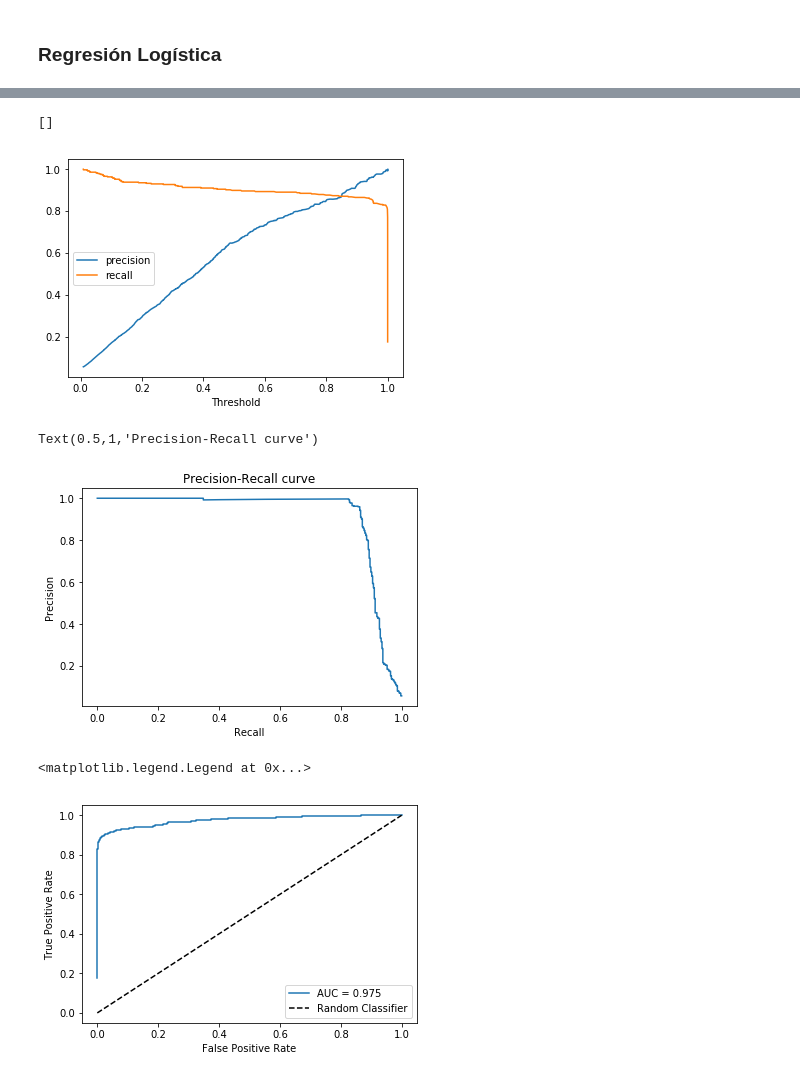
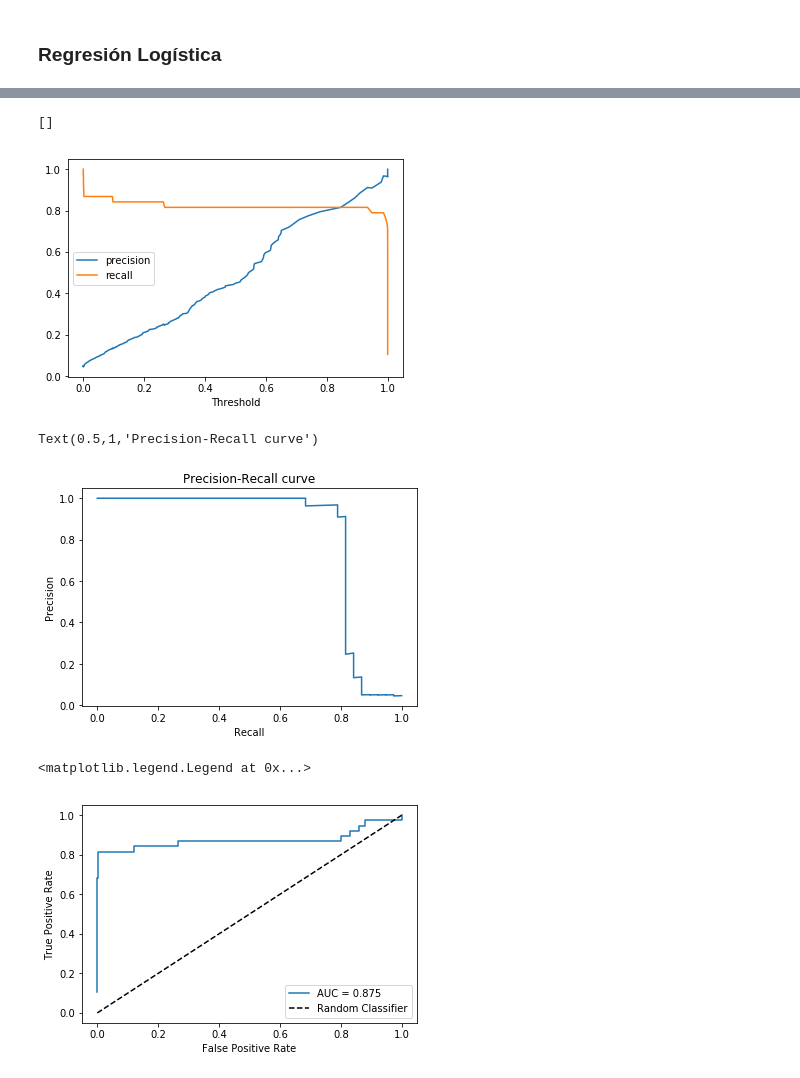
Before and after one commit to Tonicrespit/MADM-2017, a Jupyter notebook: 6 - Evaluación/3 - Evaluación - Detección de fraude.ipynb, the cells around one changed output, grey strips where cells are left out. Saved outputs shown, nothing was run; the diff lists cells and outputs as text; code cells hidden in the pictures.

```diff
--- a/6 - Evaluación/3 - Evaluación - Detección de fraude.ipynb
+++ b/6 - Evaluación/3 - Evaluación - Detección de fraude.ipynb
@@ -139,18 +141,18 @@ print(classification_report(y_train, y_pred))
 
 avg / total       0.98      0.97      0.97      7446
 # %%
-y_proba = cross_val_predict(logreg, X_train, y_train, cv=kfold, method='predict_proba')
+y_proba = cross_val_predict(logreg, X_test, y_test, cv=kfold, method='predict_proba')
 # %%
-prec, rec, thre = precision_recall_curve(y_true=y_train, probas_pred=y_proba[:,1])
+prec, rec, thre = precision_recall_curve(y_true=y_test, probas_pred=y_proba[:,1])
 
 plt.plot(thre, prec[:-1], label='precision')
 plt.plot(thre, rec[:-1], label='recall')
 plt.legend(loc='best')
 plt.xlabel('Threshold')
 plt.plot()
 # %% [output]
 []
-[figure, old version]
+[figure, new version]
 # %%
 plt.plot(rec, prec)
 plt.xlabel('Recall')
@@ -158,10 +160,10 @@ plt.ylabel('Precision')
 plt.title('Precision-Recall curve')
 # %% [output]
 Text(0.5,1,'Precision-Recall curve')
-[figure, old version]
+[figure, new version]
 # %%
-fpr, tpr, thre = roc_curve(y_train, y_proba[:,1])
-roc_auc = roc_auc_score(y_train, y_proba[:, 1])
+fpr, tpr, thre = roc_curve(y_test, y_proba[:,1])
+roc_auc = roc_auc_score(y_test, y_proba[:, 1])
 
 plt.plot(fpr, tpr, label='AUC = {a}'.format(a=round(roc_auc, 3)))
 plt.plot([0, 1], '--', c='black', label='Random Classifier')
@@ -170,4 +172,4 @@ plt.ylabel('True Positive Rate')
 plt.legend(loc='best')
 # %% [output]
 <matplotlib.legend.Legend at 0x...>
-[figure, old version]
+[figure, new version]
```
Also changed, not shown: parts of 2 cells of this notebook.
